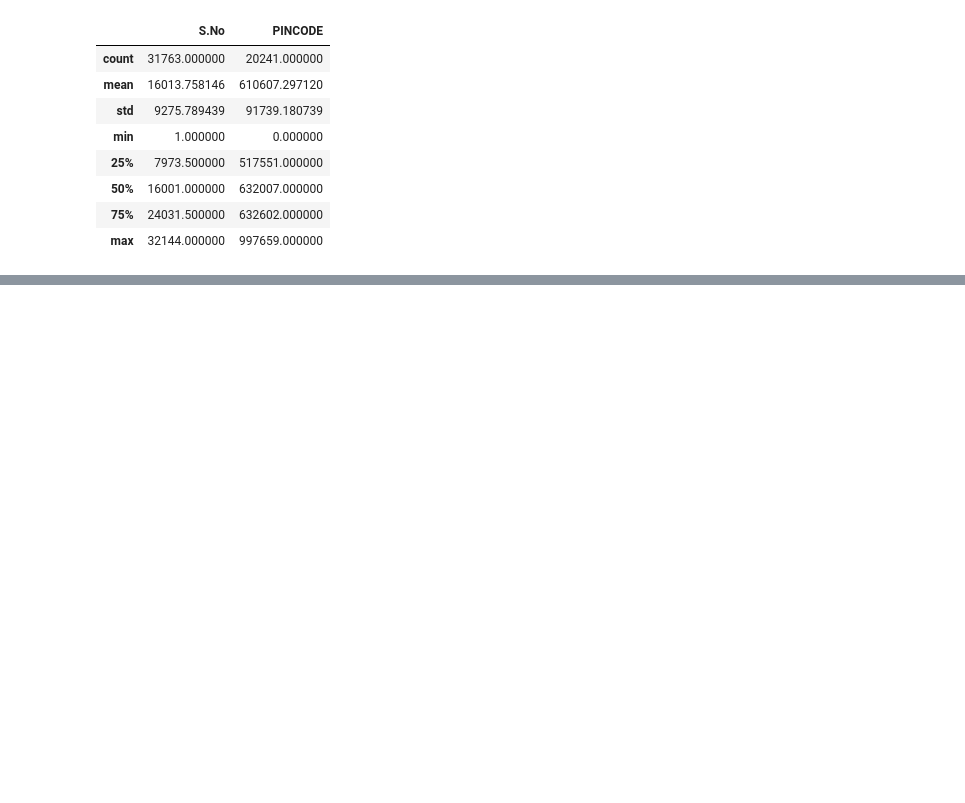
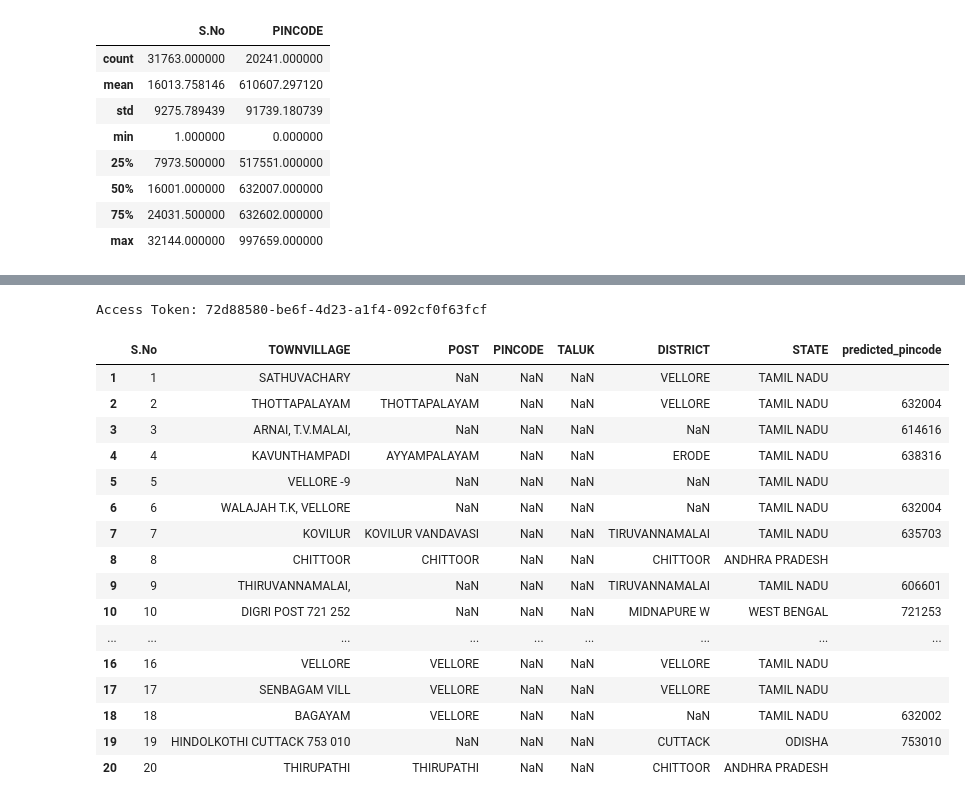
Before and after one commit to Trisha-Annambhotla/Health-Data, a Jupyter notebook: HealthData.ipynb, the cells around one changed output, grey strips where cells are left out. Cells and saved outputs as stored; diff of their text form; code cells hidden in the pictures; blank space fills up the shorter version.

Commit message:
Predicted pincode of first 30 rows using mapmyindia API

```diff
--- a/HealthData.ipynb
+++ b/HealthData.ipynb
@@ -265,3 +265,5 @@ files.download('cleaned_dataset.csv')
 # %% [output]
 [interactive output not drawn]
 [interactive output not drawn]
+# %%
+new_df['PINCODE'] = df['PINCODE'].apply(lambda x: x if str(x).isdigit() and len(str(x)) == 6 else np.nan)
@@ -267,0 +279,2 @@ files.download('cleaned_dataset.csv')
+# %%
+new_df['DISTRICT'] = new_df['DISTRICT'].apply(lambda x: 'TIRUVANNAMALAI' if str(x).endswith('MALAI') else x)
@@ -267,0 +286,20 @@ files.download('cleaned_dataset.csv')
+# %%
+import pandas as pd
+import numpy as np
+
+# Make sure 'PINCODE' exists
+if 'PINCODE' not in new_df.columns:
+    new_df['PINCODE'] = ''
+
+# Function to detect and move pincode from DISTRICT
+def move_pincode(row):
+    val = str(row['DISTRICT']).strip() if pd.notnull(row['DISTRICT']) else ''
+    cleaned = val.replace(" ", "")
+
+    if cleaned.isdigit() and len(cleaned) == 6:
+        row['PINCODE'] = cleaned
+        row['DISTRICT'] = np.nan
+    return row
+
+# Apply to each row
+new_df = new_df.apply(move_pincode, axis=1)
@@ -267,0 +355,19 @@ files.download('cleaned_dataset.csv')
+# %%
+import requests
+
+client_id = '96dHZVzsAutKvwuMV5twTOoKhfXoVb0WroJi3_JiGAwwgrcZwGqZ9ossBRxJp_wldDr8U60FF7APM6DEWOuG5Q=='
+client_secret = 'lrFxI-iSEg_NC3Jw5Jahng-ltISoGVYfCaeHR3wVM7XfzKR65zGY8eEvP6gkjrcBGfGRVBa6-NY9mWBoFZwIcbaLWDIOWuc0'
+
+token_url = 'https://outpost.mapmyindia.com/api/security/oauth/token'
+payload = {
+    'grant_type': 'client_credentials',
+    'client_id': client_id,
+    'client_secret': client_secret
+}
+
+token_response = requests.post(token_url, data=payload)
+token = token_response.json().get('access_token')
+
+print("Access Token:", token)
+# %% [output]
+Access Token: 72d88580-be6f-4d23-a1f4-092cf0f63fcf
@@ -267,0 +419,20 @@ files.download('cleaned_dataset.csv')
+# %%
+new_df.head(20)
+# %% [output]
+|  | S.No | TOWNVILLAGE | POST | PINCODE | TALUK | DISTRICT | STATE | predicted_pincode |
+| 1 | 1 | SATHUVACHARY | NaN | NaN | NaN | VELLORE | TAMIL NADU |  |
+| 2 | 2 | THOTTAPALAYAM | THOTTAPALAYAM | NaN | NaN | VELLORE | TAMIL NADU | 632004 |
+| 3 | 3 | ARNAI, T.V.MALAI, | NaN | NaN | NaN | NaN | TAMIL NADU | 614616 |
+| 4 | 4 | KAVUNTHAMPADI | AYYAMPALAYAM | NaN | NaN | ERODE | TAMIL NADU | 638316 |
+| 5 | 5 | VELLORE -9 | NaN | NaN | NaN | NaN | TAMIL NADU |  |
+| 6 | 6 | WALAJAH T.K, VELLORE | NaN | NaN | NaN | NaN | TAMIL NADU | 632004 |
+| 7 | 7 | KOVILUR | KOVILUR VANDAVASI | NaN | NaN | TIRUVANNAMALAI | TAMIL NADU | 635703 |
+| 8 | 8 | CHITTOOR | CHITTOOR | NaN | NaN | CHITTOOR | ANDHRA PRADESH |  |
+| 9 | 9 | THIRUVANNAMALAI, | NaN | NaN | NaN | TIRUVANNAMALAI | TAMIL NADU | 606601 |
+| 10 | 10 | DIGRI POST 721 252 | NaN | NaN | NaN | MIDNAPURE W | WEST BENGAL | 721253 |
+| ... | ... | ... | ... | ... | ... | ... | ... | ... |
+| 16 | 16 | VELLORE | VELLORE | NaN | NaN | VELLORE | TAMIL NADU |  |
+| 17 | 17 | SENBAGAM VILL | VELLORE | NaN | NaN | VELLORE | TAMIL NADU |  |
+| 18 | 18 | BAGAYAM | VELLORE | NaN | NaN | NaN | TAMIL NADU | 632002 |
+| 19 | 19 | HINDOLKOTHI CUTTACK 753 010 | NaN | NaN | NaN | CUTTACK | ODISHA | 753010 |
+| 20 | 20 | THIRUPATHI | THIRUPATHI | NaN | NaN | CHITTOOR | ANDHRA PRADESH |  |
```
Also changed, not shown: parts of 8 cells of this notebook.
